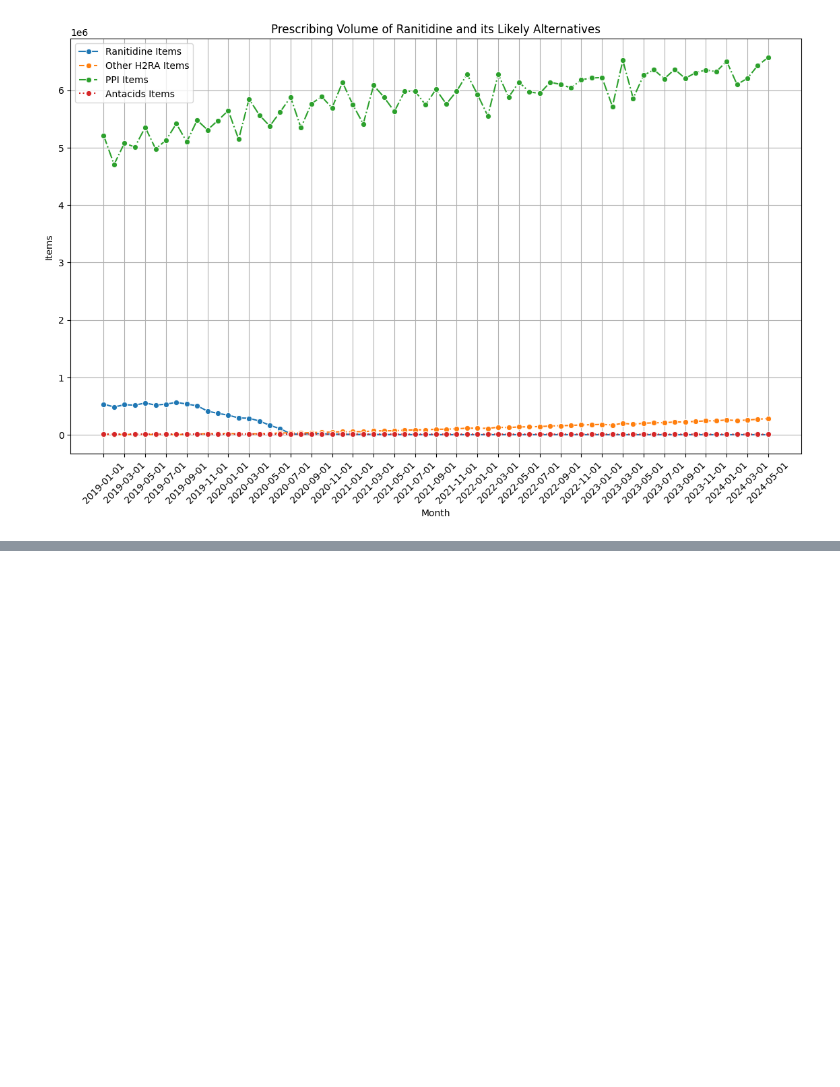
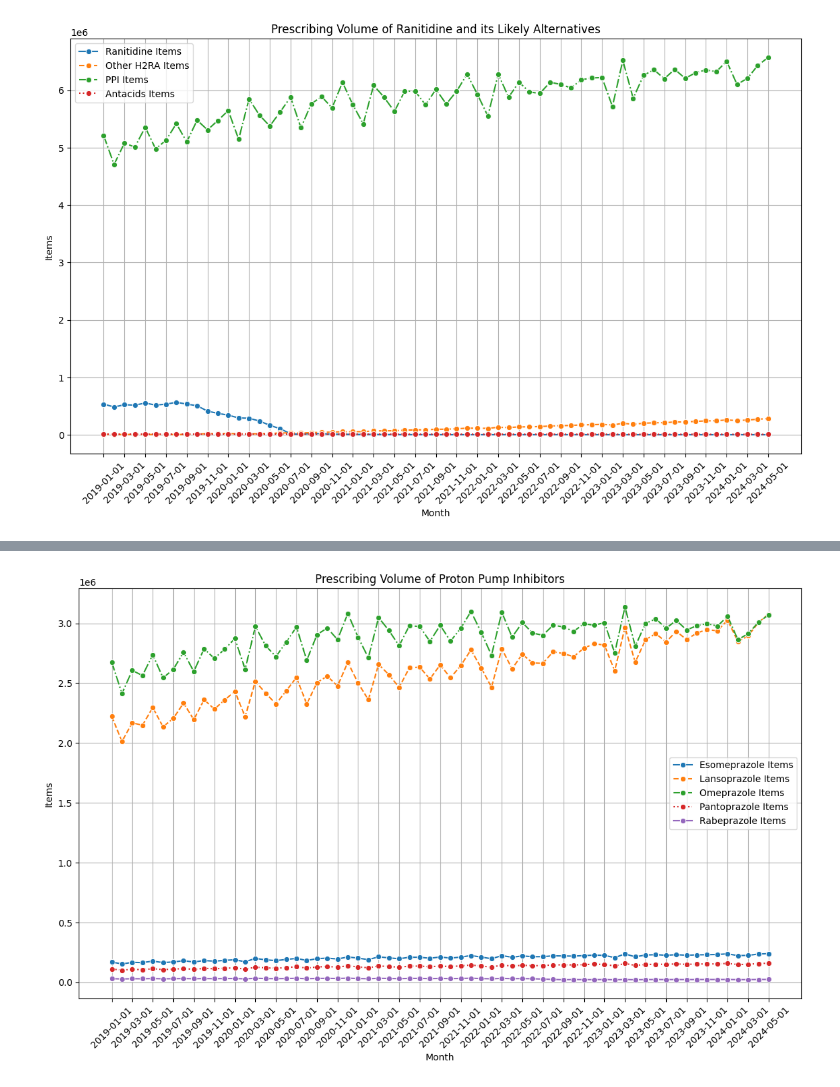
Before and after one commit to avanthika-sivakumar/med-student-omeprazole, a Jupyter notebook: notebooks/Omeprazole shortage.ipynb, the cells around one changed output, grey strips where cells are left out. Saved outputs shown, nothing was run; the diff lists cells and outputs as text; code cells hidden in the pictures; blank space fills up the shorter version.

```diff
--- a/notebooks/Omeprazole shortage.ipynb
+++ b/notebooks/Omeprazole shortage.ipynb
@@ -290,0 +385,43 @@ plt.show()
+# %%
+#Grouping items by month.
+esomeprazole_monthly_totals = data_filtered_esomeprazole.groupby('month')['items'].sum().reset_index()
+lansoprazole_monthly_totals = data_filtered_lansoprazole.groupby('month')['items'].sum().reset_index()
+omeprazole_monthly_totals = data_filtered_omeprazole.groupby('month')['items'].sum().reset_index()
+pantoprazole_monthly_totals = data_filtered_pantoprazole.groupby('month')['items'].sum().reset_index()
+rabeprazole_monthly_totals = data_filtered_rabeprazole.groupby('month')['items'].sum().reset_index()
+# %%
+#Create a Seaborn Figure for Specific PPIs
+plt.figure(figsize=(14, 8))  # Increase figure size for better readability
+
+# Plot the original monthly totals for H2RA antagonists using Seaborn
+sns.lineplot(data=esomeprazole_monthly_totals, x='month', y='items', marker='o', label='Esomeprazole Items')
+
+sns.lineplot(data=lansoprazole_monthly_totals, x='month', y='items', marker='o', linestyle='--', label='Lansoprazole Items')
+
+sns.lineplot(data=omeprazole_monthly_totals, x='month', y='items', marker='o', linestyle='-.', label='Omeprazole Items')
+
+sns.lineplot(data=pantoprazole_monthly_totals, x='month', y='items', marker='o', linestyle=':', label='Pantoprazole Items')
+
+sns.lineplot(data=rabeprazole_monthly_totals, x='month', y='items', marker='o', linestyle='-', label='Rabeprazole Items')
+
+# Rotate x-axis labels to avoid overlapping
+plt.xticks(rotation=45)
+
+# Optionally reduce the number of ticks on the x-axis
+plt.xticks(ticks=ranitidine_monthly_totals['month'][::2], rotation=45)
+
+# Add titles and labels
+plt.title('Prescribing Volume of Proton Pump Inhibitors')
+plt.xlabel('Month')
+plt.ylabel('Items')
+
+# Add a legend to differentiate the lines
+plt.legend()
+
+# Adding grid for better readability
+plt.grid(True)
+
+# Display the plot
+plt.show()
+# %% [output]
+[figure, added]
```
Also changed, not shown: parts of 5 cells of this notebook.
